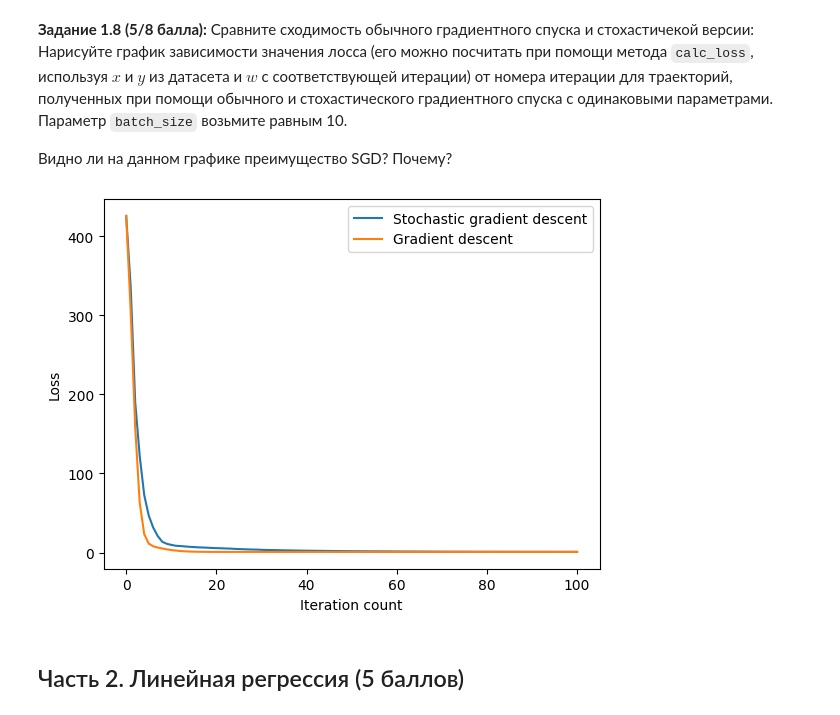
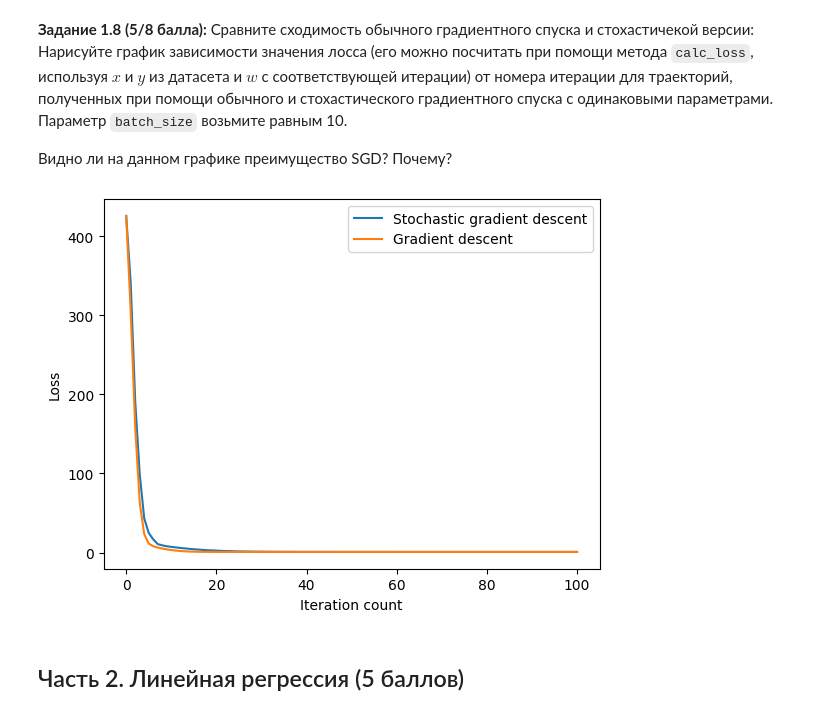
Before and after one commit to len4ass/ml_iad, a Jupyter notebook: src/ml/hw/ml_hw_5/hw05_gd.ipynb, the cells around one changed output. Cells and saved outputs as stored; diff of their text form; code cells hidden in the pictures.

```diff
--- a/src/ml/hw/ml_hw_5/hw05_gd.ipynb
+++ b/src/ml/hw/ml_hw_5/hw05_gd.ipynb
@@ -415,15 +427,11 @@ def stochastic_gradient_descent(
     :return: Список из n_iterations объектов np.ndarray размера (n_features,) -- история весов на каждом шаге
     """
     s = 1.0
-    w = w_init.copy()
-    weights_history = [w.copy()]
+    weights_history = [w_init.copy()]
     for i in range(n_iterations):
+        step = lr * np.power(s / (s + i), p)
         batch_indices = np.random.choice(X.shape[0], size=batch_size, replace=False)
-        batch = X[batch_indices]
-        grad = loss.calc_grad(batch, y[batch_indices], w)
-        s = s / (1 + p * i)
-        w = w - lr * s * grad
-        weights_history.append(w.copy())
+        weights_history.append(weights_history[-1] - step * loss.calc_grad(X[batch_indices], y[batch_indices], weights_history[-1]))
 
     return weights_history
 # %% [markdown]
@@ -460,30 +469,33 @@ Running SGD with lr=0.01, batch_size=10, p=1
 # %%
 n_iterations = 100
 
 w = w_init.copy()
 trajectory_sgd = [w.copy()]
 loss_sgd = [loss.calc_loss(X, y, w)]
 for i in range(1, n_iterations + 1):
-    w = stochastic_gradient_descent(w, X, y, MSELoss(), 0.001, 10, 1, i)[-1]
+    w = stochastic_gradient_descent(w, X, y, MSELoss(), 0.001, 10, 0.75, i)[-1]
     trajectory_sgd.append(w.copy())
     loss_sgd.append(loss.calc_loss(X, y, w))
 
 w = w_init.copy()
 trajectory_gd = [w.copy()]
 loss_gd = [loss.calc_loss(X, y, w)]
 for i in range(1, n_iterations + 1):
     w = gradient_descent(w, X, y, MSELoss(), 0.001, i)[-1]
     trajectory_gd.append(w.copy())
     loss_gd.append(loss.calc_loss(X, y, w))
 
 plt.plot(loss_sgd, label="Stochastic gradient descent")
 plt.plot(loss_gd, label="Gradient descent")
 plt.xlabel("Iteration count")
 plt.ylabel("Loss")
 plt.legend()
 plt.show()
+
+# Как можем видеть, SGD ведет себя очень близко к обычному GD, при этом выигрывает в производительности
+# Но это зависит от параметра p
 # %% [output]
-[figure, old version]
+[figure, new version]
 # %% [markdown]
 ## Часть 2. Линейная регрессия (5 баллов)
 # %% [markdown]
```
Also changed, not shown: parts of 6 cells of this notebook.
